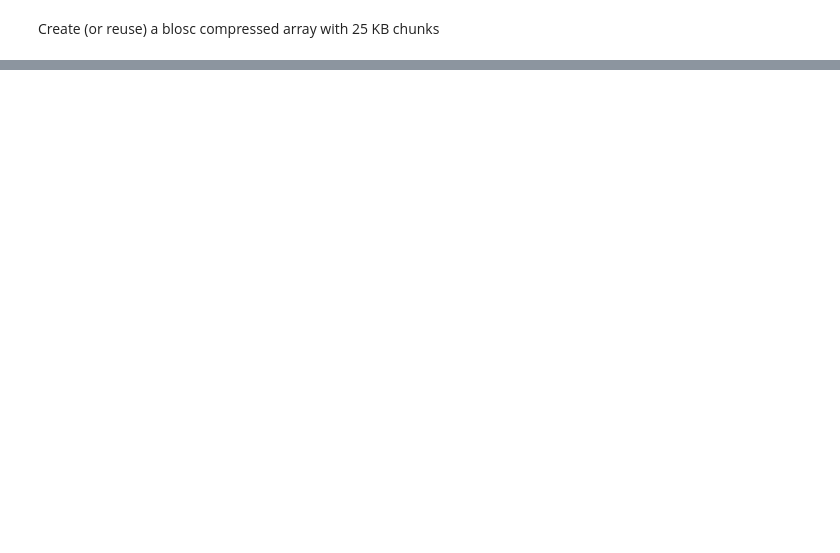
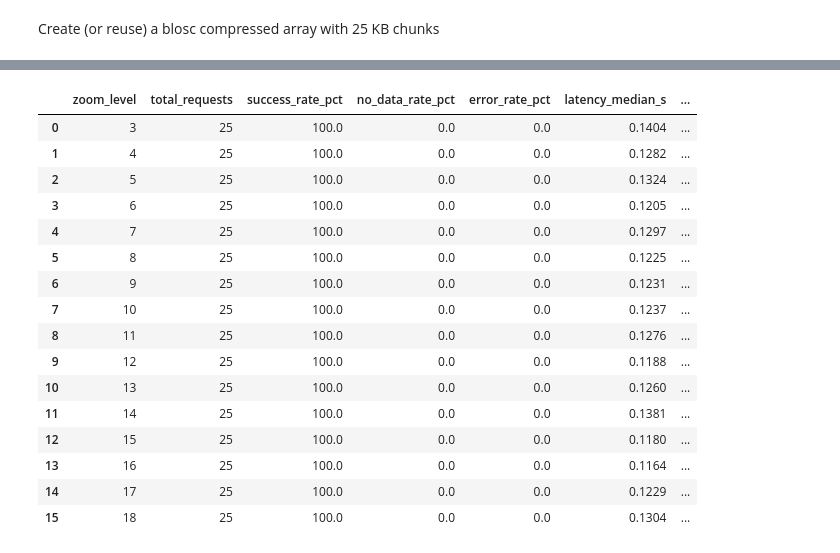
Before and after one commit to developmentseed/datacube-guide, a Jupyter notebook: docs/titiler-cmr-compat.ipynb, the cells around one changed output, grey strips where cells are left out. Saved outputs shown, nothing was run; the diff lists cells and outputs as text; code cells hidden in the pictures; blank space fills up the shorter version.

```diff
--- a/docs/titiler-cmr-compat.ipynb
+++ b/docs/titiler-cmr-compat.ipynb
@@ -209,0 +155,47 @@ Note how many chunks Dask needs to track in the first dataset. This leads to Das
+# %%
+def summarize_tiles(df: pd.DataFrame) -> pd.DataFrame:
+    if df.empty:
+        return df
+
+    g = df.groupby("zoom")
+    out = pd.DataFrame({
+        "zoom_level": g.size().index,
+        "total_requests": g.size().values,
+        "success_rate_pct": 100 * g["status_code"].apply(lambda s: (s == 200).mean()),
+        "no_data_rate_pct": 100 * g["status_code"].apply(lambda s: (s == 204).mean()),
+        "error_rate_pct": 100 * g["is_error"].mean(),
+        "latency_median_s": g["response_time_sec"].quantile(0.5),
+        "latency_p95_s": g["response_time_sec"].quantile(0.95),
+        "avg_response_size_bytes": g["response_size_bytes"].mean(),
+    }).reset_index(drop=True)
+
+    # Rounding for readability
+    for c in ("success_rate_pct", "no_data_rate_pct", "error_rate_pct"):
+        out[c] = out[c].round(2)
+    out["latency_median_s"] = out["latency_median_s"].round(4)
+    out["latency_p95_s"] = out["latency_p95_s"].round(4)
+    out["avg_response_size_bytes"] = out["avg_response_size_bytes"].round(1)
+
+    return out.sort_values("zoom_level")
+
+
+tile_summary = summarize_tiles(df_tiles)
+tile_summary
+# %% [output]
+|  | zoom_level | total_requests | success_rate_pct | no_data_rate_pct | error_rate_pct | latency_median_s | ... |
+| 0 | 3 | 25 | 100.0 | 0.0 | 0.0 | 0.1404 | ... |
+| 1 | 4 | 25 | 100.0 | 0.0 | 0.0 | 0.1282 | ... |
+| 2 | 5 | 25 | 100.0 | 0.0 | 0.0 | 0.1324 | ... |
+| 3 | 6 | 25 | 100.0 | 0.0 | 0.0 | 0.1205 | ... |
+| 4 | 7 | 25 | 100.0 | 0.0 | 0.0 | 0.1297 | ... |
+| 5 | 8 | 25 | 100.0 | 0.0 | 0.0 | 0.1225 | ... |
+| 6 | 9 | 25 | 100.0 | 0.0 | 0.0 | 0.1231 | ... |
+| 7 | 10 | 25 | 100.0 | 0.0 | 0.0 | 0.1237 | ... |
+| 8 | 11 | 25 | 100.0 | 0.0 | 0.0 | 0.1276 | ... |
+| 9 | 12 | 25 | 100.0 | 0.0 | 0.0 | 0.1188 | ... |
+| 10 | 13 | 25 | 100.0 | 0.0 | 0.0 | 0.1260 | ... |
+| 11 | 14 | 25 | 100.0 | 0.0 | 0.0 | 0.1381 | ... |
+| 12 | 15 | 25 | 100.0 | 0.0 | 0.0 | 0.1180 | ... |
+| 13 | 16 | 25 | 100.0 | 0.0 | 0.0 | 0.1164 | ... |
+| 14 | 17 | 25 | 100.0 | 0.0 | 0.0 | 0.1229 | ... |
+| 15 | 18 | 25 | 100.0 | 0.0 | 0.0 | 0.1304 | ... |
```
Also changed, not shown: parts of 38 cells of this notebook.
